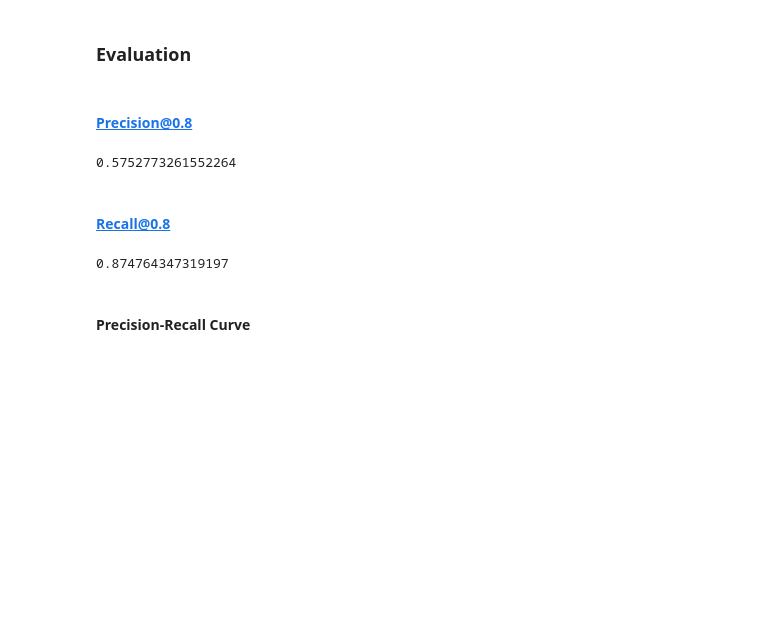
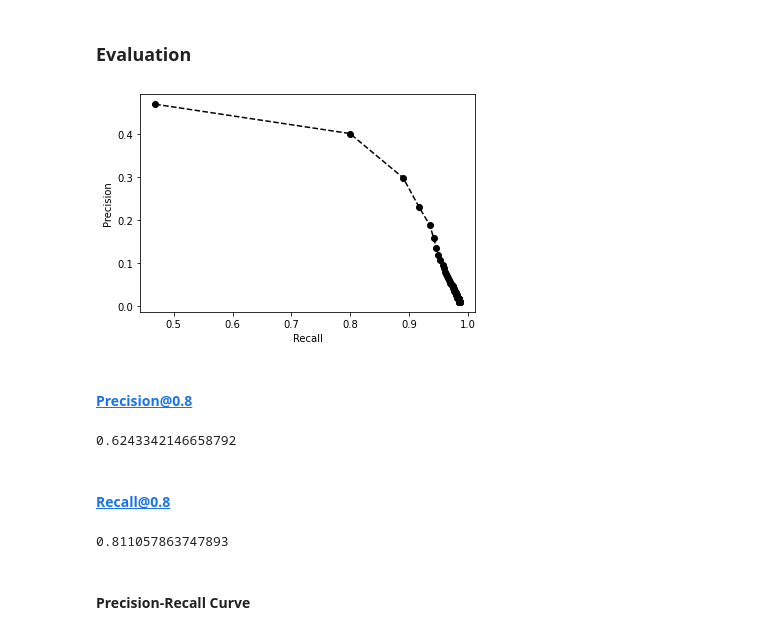
Before and after one commit to colonialjelly/name-matching, a Jupyter notebook: notebooks/levenshtein.ipynb, the cells around one changed output. Drawn from its saved outputs; the diff is of its cells as text; code cells hidden in the pictures; blank space fills up the shorter version.

```diff
--- a/notebooks/levenshtein.ipynb
+++ b/notebooks/levenshtein.ipynb
@@ -88,18 +91,25 @@ scores = np.array(list(list(cell[1] for cell in row) for row in lev_name_candida
 lev_candidates = np.dstack((names, scores))
 # %% [markdown]
 ### Evaluation
+# %%
+relevant_names_test = [[name for name, _, _ in name_weights] for name_weights in weighted_relevant_names_test]
+candidate_names_test = [[name for name, _ in name_similarities] for name_similarities in lev_name_candidates]
+# %%
+metrics.precision_recall_curve(relevant_names_test, candidate_names_test, k)
+# %% [output]
+[figure, added]
 # %% [markdown]
 #### Precision@0.8
 # %%
-metrics.avg_precision_at_threshold(weighted_relevant_names_test, lev_candidates, 0.8)
+metrics.avg_precision_at_threshold(weighted_relevant_names_test, lev_candidates, 0.833)
 # %% [output]
-0.5752773261552264
+0.6243342146658792
 # %% [markdown]
 #### Recall@0.8
 # %%
-metrics.avg_recall_at_threshold(weighted_relevant_names_test, lev_candidates, 0.8)
+metrics.avg_recall_at_threshold(weighted_relevant_names_test, lev_candidates, 0.833)
 # %% [output]
-0.874764347319197
+0.811057863747893
 # %% [markdown]
 #### Precision-Recall Curve
 # %%
```
Also changed, not shown: parts of 7 cells of this notebook, 10 other files.
